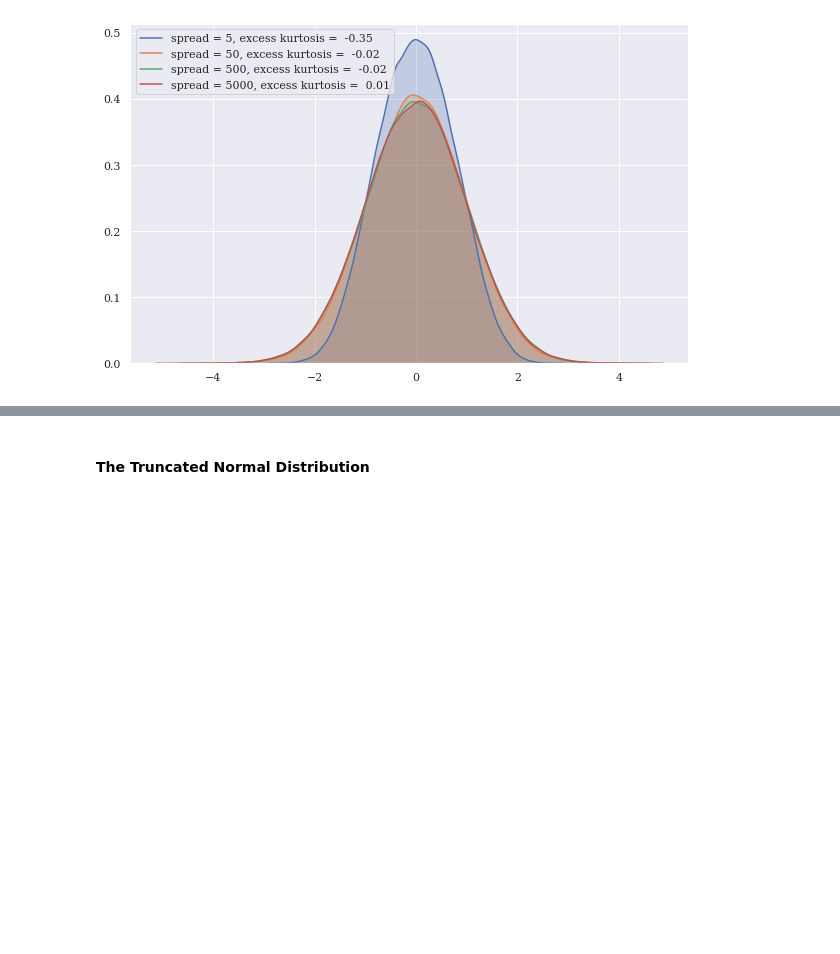
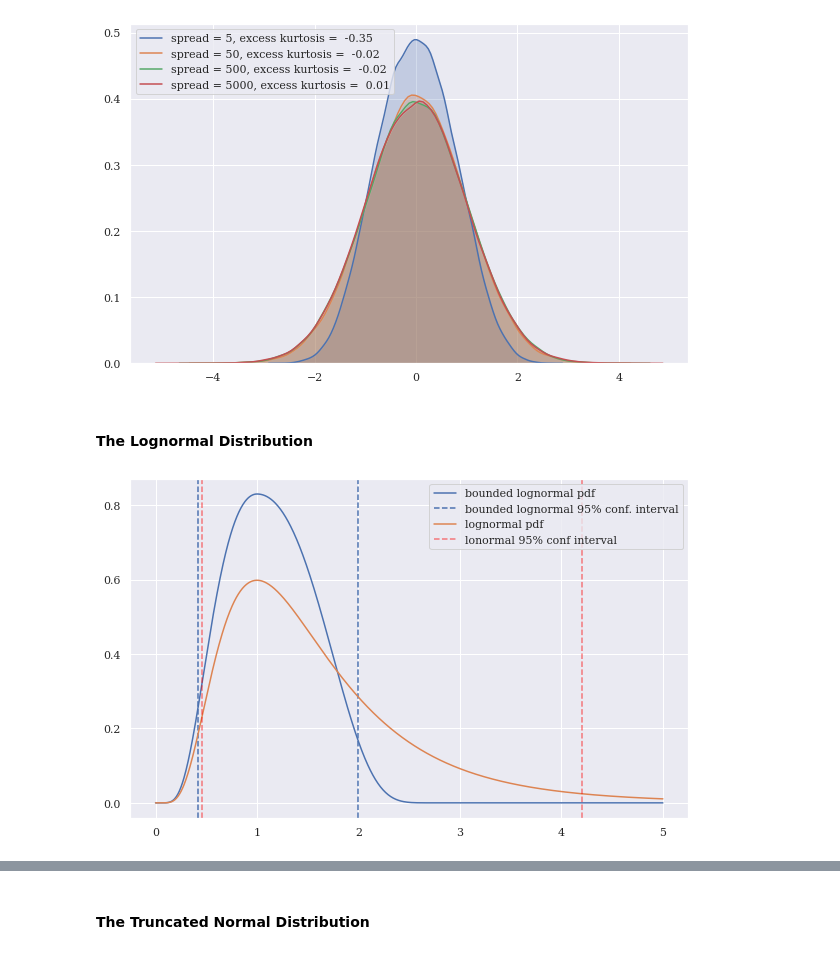
Before and after one commit to tedteske/bounded_lognorm, a Jupyter notebook: bounded_lognorm.ipynb, the cells around one changed output, grey strips where cells are left out. Saved outputs shown, nothing was run; the diff lists cells and outputs as text; code cells hidden in the pictures; blank space fills up the shorter version.

```diff
--- a/bounded_lognorm.ipynb
+++ b/bounded_lognorm.ipynb
@@ -43,7 +43,7 @@ import numpy as np
 The following optional imports and plotting settings are for the examples
 below, but are not necessary for the class definition itself.
 """
-from scipy.stats import truncnorm, skew, kurtosis, normaltest
+from scipy.stats import truncnorm, lognorm, skew, kurtosis, normaltest
 import pandas as pd
 import matplotlib.pyplot as plt
 import seaborn as sns
@@ -136,7 +136,7 @@ def lognorm_params(mode, sigma):
 
     References
     ----------
-    [1] Adapted from Warren Weckesser's ansnwer to question at
+    [1] Adapted from Warren Weckesser's answer to question at
         https://stackoverflow.com/questions/41464753
     """
     # Finds the roots of the polynomial
@@ -155,8 +155,8 @@ def lognorm_params(mode, sigma):
 class bounded_lognorm_gen(rv_continuous):
     """
     Subclass of scipy.stats.rv_continuous [1]. This is used to generate a
-    domain bounded lognormal continuous probability distribution, which is
-    fully described by the four parameters mode, sigma, lower and upper
+    domain-bounded lognormal continuous probability distribution, which is
+    fully described by the four parameters: mode, sigma, lower and upper
     bounds.
 
     The probability density function (pdf) concatenates two lognormal pdfs
@@ -325,7 +325,7 @@ class bounded_lognorm_gen(rv_continuous):
         """
         return self._cdf(x, mode, sigma, lower, upper)
 
-    def ppf(self, q, mode, sigma, lower, upper, min_samples=1e3):
+    def ppf(self, q, mode, sigma, lower, upper, min_samples=1e5):
         """
         Percent-point function (ppf), also known as the quantile function, is
         the inverse of the cdf.
@@ -1050,3 +1049,35 @@ plt.legend()
 plt.show()
 # %% [output]
 [figure]
+# %% [markdown]
+#### The Lognormal Distribution
+# %%
+def compare_to_LN(spread, log_xscale=False):
+    mode, sigma = 1, 1
+    lower = 0
+    upper = mode + spread
+    x = np.linspace(0, 5, 1000)
+
+    y = bounded_lognorm.pdf(x, mode, sigma, lower, upper)
+    sns.lineplot(x, y, label='bounded lognormal pdf')
+    interval = bounded_lognorm.interval(0.95, mode, sigma, lower, upper)
+    plt.axvline(interval[0], ymin=0, linestyle='dashed',
+                label='bounded lognormal 95% conf. interval')
+    plt.axvline(interval[1], ymin=0, linestyle='dashed')
+
+    mu_N, sigma_N = lognorm_params(mode, sigma)
+    y = lognorm.pdf(x, loc=0, scale=np.exp(mu_N), s=sigma_N)
+    sns.lineplot(x, y, label='lognormal pdf')
+    interval2 = lognorm.interval(0.95, loc=0, scale=np.exp(mu_N), s=sigma_N)
+    plt.axvline(interval2[0], ymin=0, linestyle='dashed', c='red', alpha=0.5,
+                label='lonormal 95% conf interval')
+    plt.axvline(interval2[1], ymin=0, linestyle='dashed', c='red', alpha=0.5)
+
+    if log_xscale:
+        plt.xscale('log')
+    plt.legend()
+    plt.show()
+# %%
+compare_to_LN(2)
+# %% [output]
+[figure, added]
```
Also changed, not shown: parts of 11 cells of this notebook.
